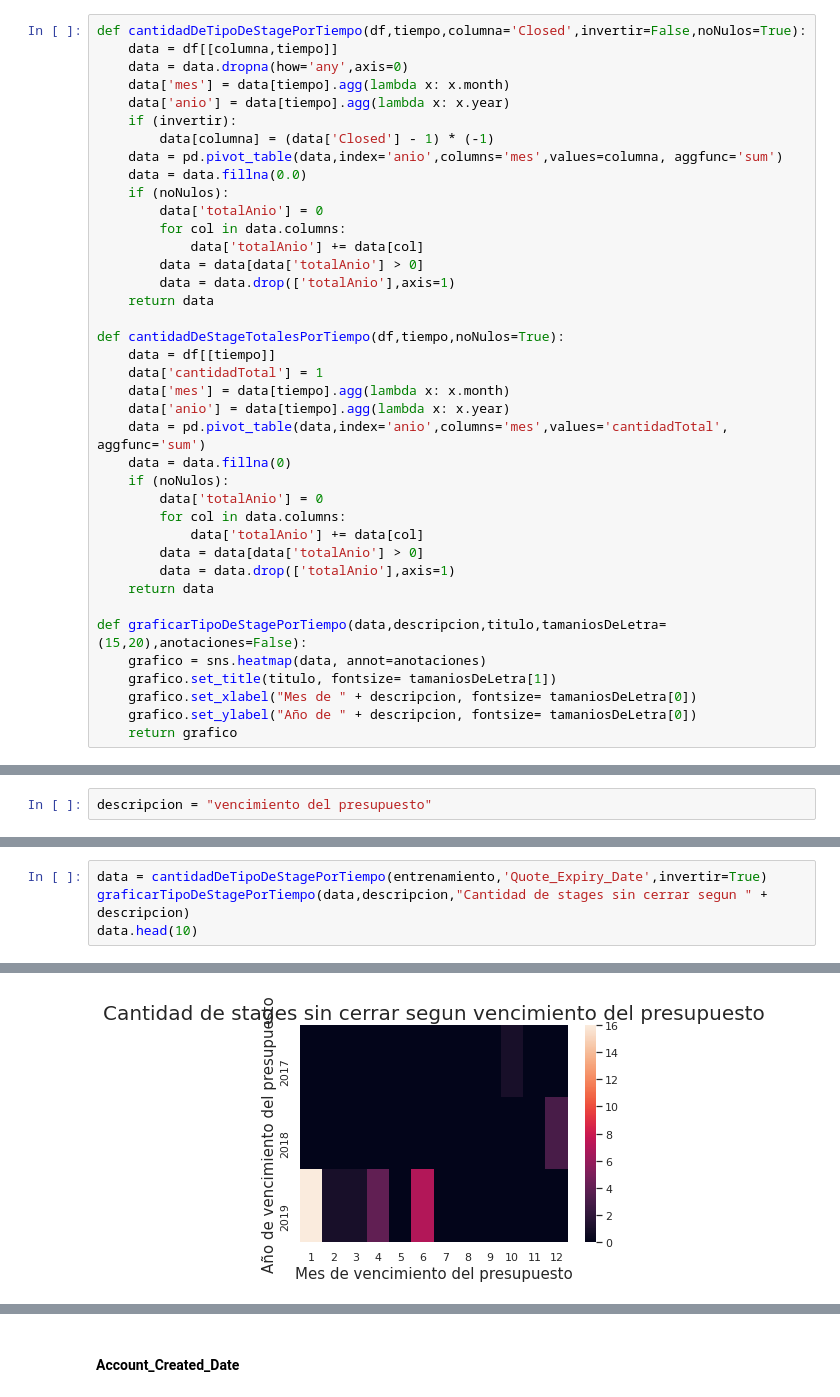
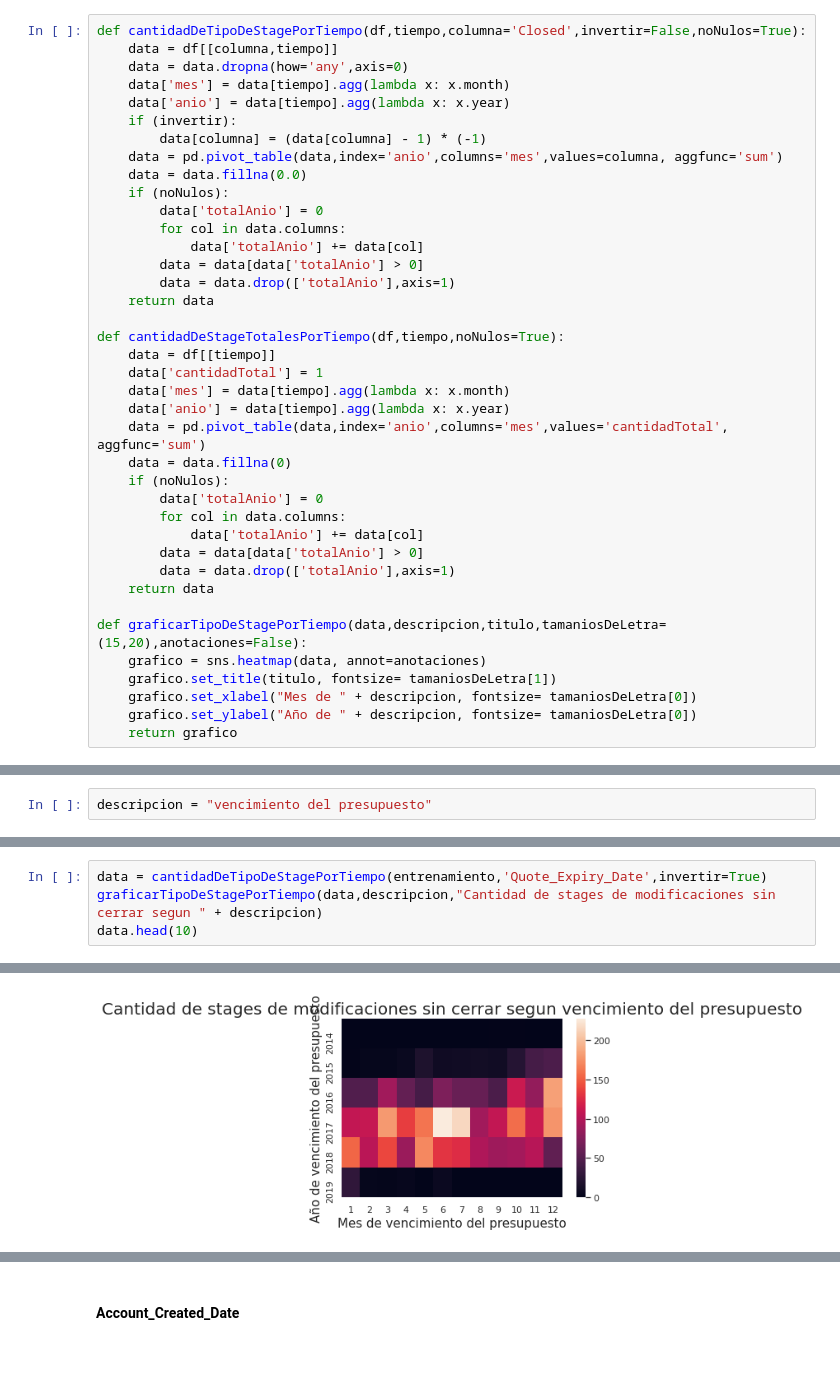
Before and after one commit to GIBelletti/TP1-datos, a Jupyter notebook: TP1.ipynb, the cells around one changed output, grey strips where cells are left out. Cells and saved outputs as stored; diff of their text form; blank space fills up the shorter version.

```diff
--- a/TP1.ipynb
+++ b/TP1.ipynb
@@ -299,7 +354,7 @@ def cantidadDeTipoDeStagePorTiempo(df,tiempo,columna='Closed',invertir=False,noN
     data['mes'] = data[tiempo].agg(lambda x: x.month)
     data['anio'] = data[tiempo].agg(lambda x: x.year)
     if (invertir):
-        data[columna] = (data['Closed'] - 1) * (-1)
+        data[columna] = (data[columna] - 1) * (-1)
     data = pd.pivot_table(data,index='anio',columns='mes',values=columna, aggfunc='sum')
     data = data.fillna(0.0)
     if (noNulos):
@@ -407,6 +464,6 @@ data.head(10)
 # %%
 data = cantidadDeTipoDeStagePorTiempo(entrenamiento,'Quote_Expiry_Date',invertir=True)
-graficarTipoDeStagePorTiempo(data,descripcion,"Cantidad de stages sin cerrar segun " + descripcion)
+graficarTipoDeStagePorTiempo(data,descripcion,"Cantidad de stages de modificaciones sin cerrar segun " + descripcion)
 data.head(10)
 # %% [output]
 | mes | 1 | 2 | 3 | 4 | 5 | 6 | 7 | 8 | 9 | 10 | 11 | ... |
@@ -417,2 +477,2 @@ data.head(10)
-[figure, old version]
+[figure, new version]
 # %%
```
Also changed, not shown: parts of 17 cells of this notebook.
